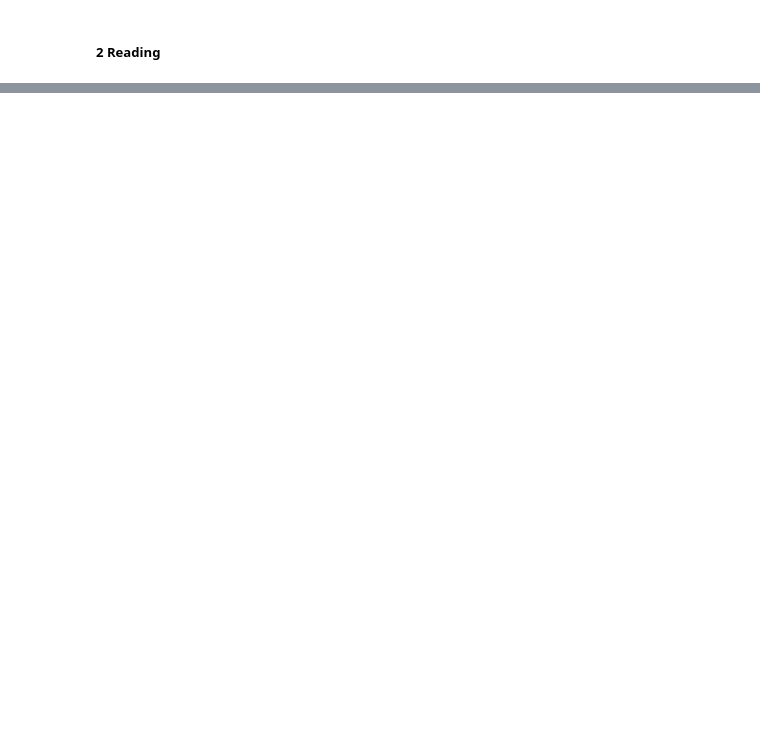
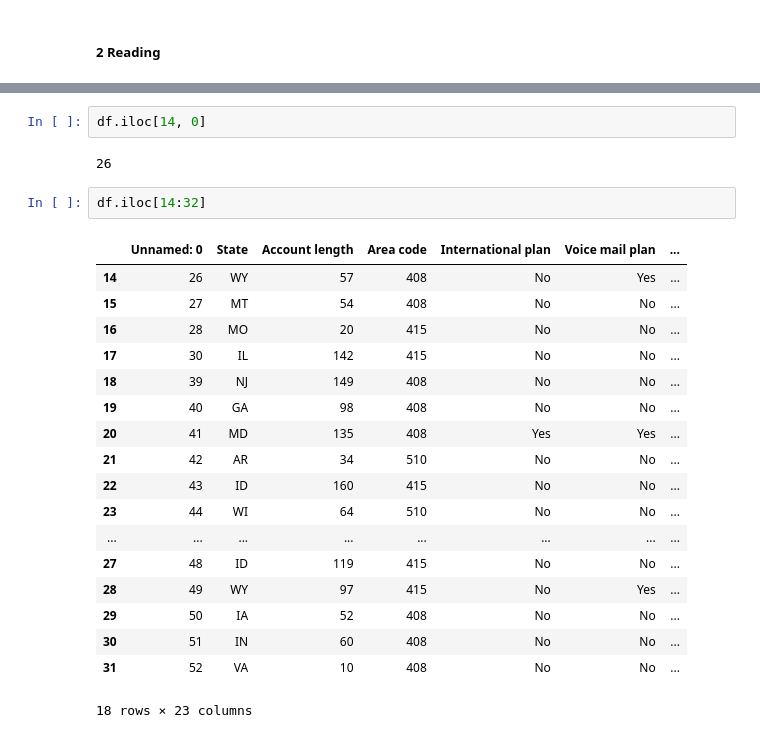
Before and after one commit to ben-on/Data-Science, a Jupyter notebook: pandas_basics.ipynb, the cells around one changed output, grey strips where cells are left out. Cells and saved outputs as stored; diff of their text form; blank space fills up the shorter version.

```diff
--- a/pandas_basics.ipynb
+++ b/pandas_basics.ipynb
@@ -48,0 +218,25 @@ df_from_dict.head()
+# %%
+df.iloc[14, 0]
+# %% [output]
+26
+# %%
+df.iloc[14:32]
+# %% [output]
+|  | Unnamed: 0 | State | Account length | Area code | International plan | Voice mail plan | ... |
+| 14 | 26 | WY | 57 | 408 | No | Yes | ... |
+| 15 | 27 | MT | 54 | 408 | No | No | ... |
+| 16 | 28 | MO | 20 | 415 | No | No | ... |
+| 17 | 30 | IL | 142 | 415 | No | No | ... |
+| 18 | 39 | NJ | 149 | 408 | No | No | ... |
+| 19 | 40 | GA | 98 | 408 | No | No | ... |
+| 20 | 41 | MD | 135 | 408 | Yes | Yes | ... |
+| 21 | 42 | AR | 34 | 510 | No | No | ... |
+| 22 | 43 | ID | 160 | 415 | No | No | ... |
+| 23 | 44 | WI | 64 | 510 | No | No | ... |
+| ... | ... | ... | ... | ... | ... | ... | ... |
+| 27 | 48 | ID | 119 | 415 | No | No | ... |
+| 28 | 49 | WY | 97 | 415 | No | Yes | ... |
+| 29 | 50 | IA | 52 | 408 | No | No | ... |
+| 30 | 51 | IN | 60 | 408 | No | No | ... |
+| 31 | 52 | VA | 10 | 408 | No | No | ... |
+18 rows × 23 columns
```
Also changed, not shown: parts of 24 cells of this notebook, 6 other files.
